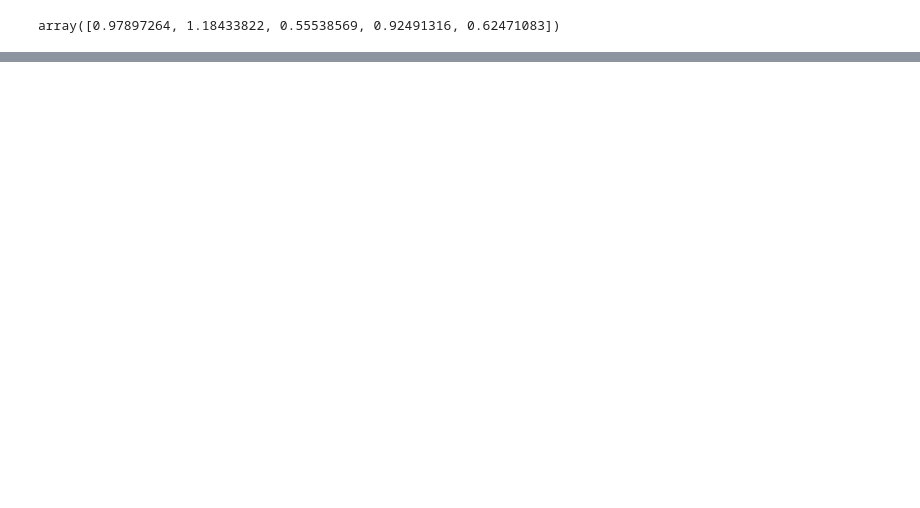
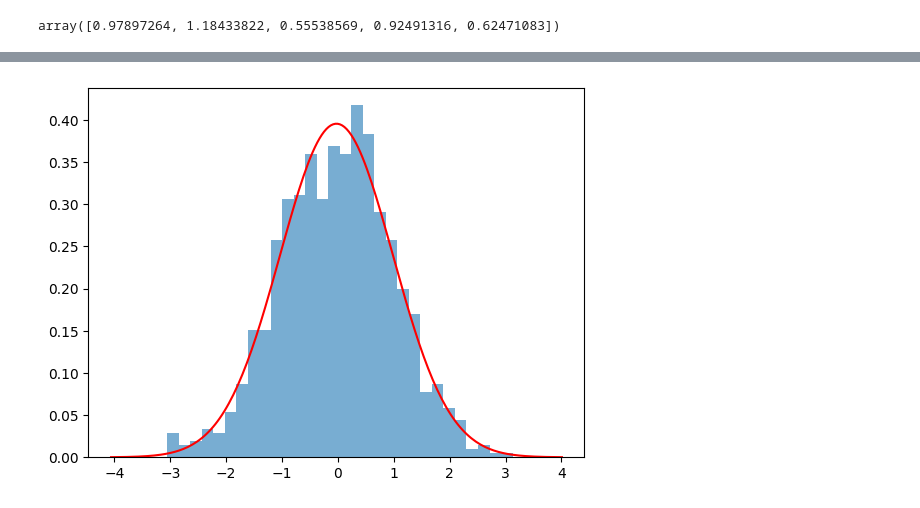
Before and after one commit to mengtao121381/py_test_usepython, a Jupyter notebook: use_python_study_numpy.ipynb, the cells around one changed output, grey strips where cells are left out. Drawn from its saved outputs; the diff is of its cells as text; code cells hidden in the pictures; blank space fills up the shorter version.

```diff
--- a/use_python_study_numpy.ipynb
+++ b/use_python_study_numpy.ipynb
@@ -438,0 +430,17 @@ arr6_1.ndim, arr6_1.shape, arr6_1.size , arr6_1.dtype
+# %%
+# 生成 1000 个正态样本，计算 mean、std（总体与样本 ddof=1），并用 plt.hist 绘图。
+# 验证：mean 接近 0，std 接近 1（随随机波动）。
+
+# python
+# samples = np.random.normal(size=1000)
+# mu = samples.mean()
+# sigma_pop = samples.std()
+# sigma_sample = samples.std(ddof=1)
+# mu, sigma_pop, sigma_sample
+
+
+
+B = np.random.normal(size=1000)
+mu = B.mean(),
+sigma = B.std(ddof=1)
+plt.hist(B,100)
@@ -438,0 +466,45 @@ arr6_1.ndim, arr6_1.shape, arr6_1.size , arr6_1.dtype
+# %%
+# 基于上题，把直方图 density=True，并在上面绘制用样本 mu、sigma 计算的正态 PDF（参考之前代码）。
+# 验证：直方图与曲线大体重合。
+# python
+
+
+import matplotlib.pyplot as plt
+import numpy as np  # 注：原代码需补充numpy导入，否则np相关函数会报错
+
+# ...生成 samples、mu、sigma... （假设此处已通过样本计算出均值mu和标准差sigma）
+
+# -------------------------- 绘制频率密度直方图 --------------------------
+# samples：需要绘制直方图的样本数据（如从某分布中生成的随机样本）
+# bins=30：将数据分成30个区间（组距），区间数量需根据样本量调整，30是兼顾分辨率和平滑度的常用值
+# density=True：将直方图的纵轴从“样本计数”转换为“频率密度”（即区间面积代表该区间的频率占比）
+#               开启后直方图总面积为1，才能与下方的概率密度函数（PDF）纵轴尺度匹配
+# alpha=0.6：设置直方图颜色透明度为0.6（取值0-1），避免完全遮挡后续绘制的PDF曲线
+plt.hist(B, bins=30, density=True, alpha=0.6)
+
+# -------------------------- 生成PDF曲线的x轴数据 --------------------------
+# np.linspace(起始值, 终止值, 数据点数量)：生成指定区间内的等间隔数值，用于绘制连续曲线
+# mu-4*sigma 到 mu+4*sigma：覆盖正态分布99.99%以上的数据范围（正态分布“3σ法则”延伸，确保曲线完整）
+# 200个数据点：足够多的点能让PDF曲线平滑无锯齿，避免因点数过少导致曲线断裂
+x = np.linspace(mu-4*sigma, mu+4*sigma, 200)
+
+# -------------------------- 计算正态分布的概率密度函数（PDF） --------------------------
+# 正态分布PDF公式：f(x) = 1/(σ·√(2π)) · e^[ -0.5·((x-μ)/σ)² ]
+# 1/(sigma*np.sqrt(2*np.pi))：PDF的归一化系数（确保曲线下总面积为1，符合概率密度定义）
+# np.exp(...)：计算指数部分，描述x偏离均值mu的程度对概率密度的影响（偏离越远，密度越小）
+# ((x-mu)/sigma)：将x标准化为“z分数”（均值0、标准差1），统一不同分布的计算尺度
+pdf = 1/(sigma*np.sqrt(2*np.pi)) * np.exp(-0.5 * ((x - mu)/sigma)**2)
+
+# -------------------------- 绘制正态分布PDF曲线 --------------------------
+# x：横轴数据（标准化后的区间）
+# pdf：纵轴数据（对应x的概率密度值）
+# 'r-'：曲线样式参数，'r'表示红色（red），'-'表示实线（solid line）
+# 作用：将理论PDF曲线与样本直方图叠加，直观验证样本是否符合正态分布
+plt.plot(x, pdf, 'r-')
+
+# -------------------------- 显示图像 --------------------------
+# 触发matplotlib的图形渲染，弹出窗口展示绘制好的“直方图+PDF曲线”
+# 若未调用此函数，图像会停留在内存中，无法可视化查看
+plt.show()
+# %% [output]
+[figure, added]
```
Also changed, not shown: parts of 26 cells of this notebook.
